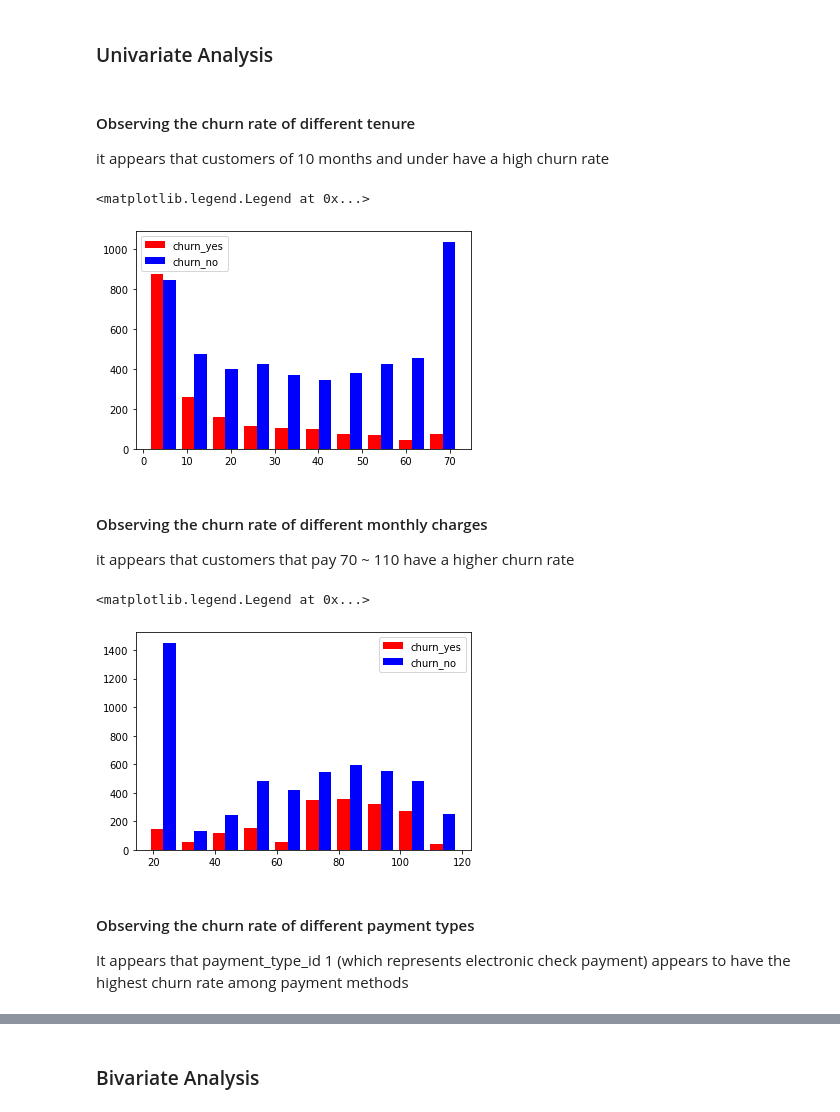
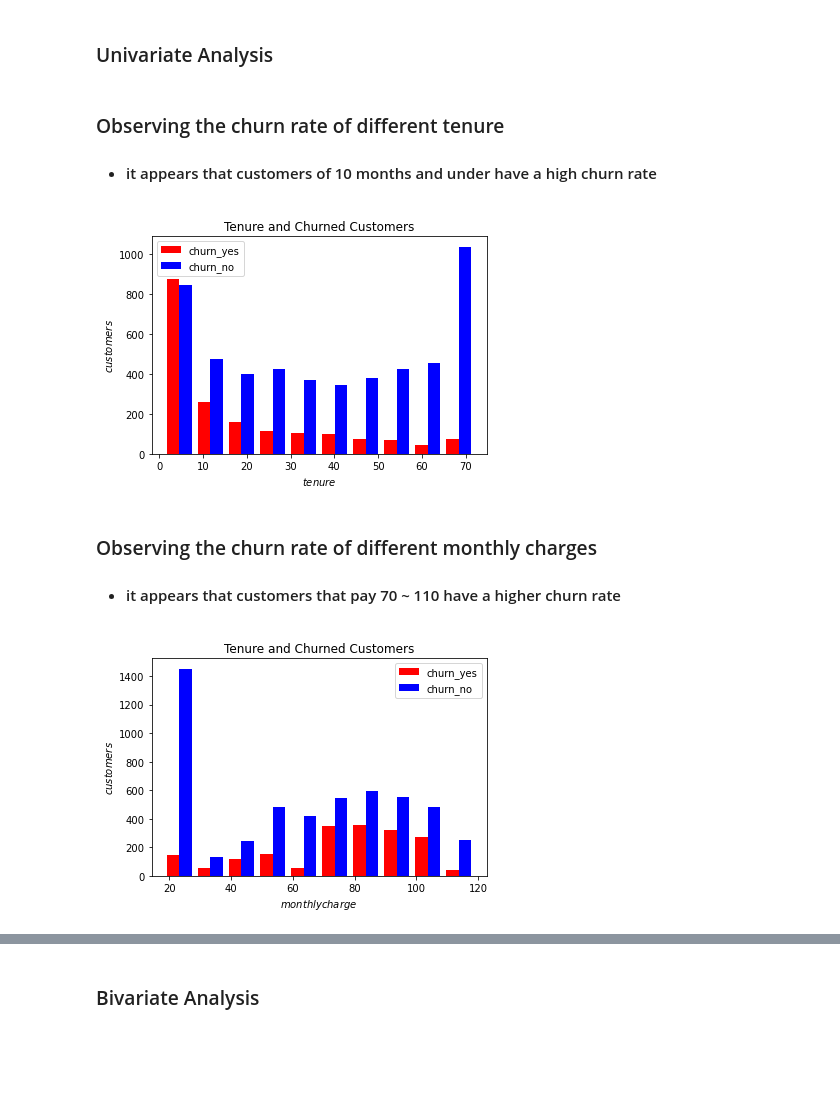
Before and after one commit to lincolnmuriithi11/Project---Classification, a Jupyter notebook: Telco_Final_Draft.ipynb, the cells around one changed output, grey strips where cells are left out. Drawn from its saved outputs; the diff is of its cells as text; code cells hidden in the pictures; blank space fills up the shorter version.

```diff
--- a/Telco_Final_Draft.ipynb
+++ b/Telco_Final_Draft.ipynb
@@ -93,40 +99,15 @@ telco_df["total_charges"] = pd.to_numeric(telco_df.total_charges)
 # %% [markdown]
-#### Observing the churn rate of different tenure
-it appears that customers of 10 months and under have a high churn rate
+
+### Observing the churn rate of different tenure
+- #### it appears that customers of 10 months and under have a high churn rate
 # %%
-tenure_not_churn = telco_df[telco_df.churn == "No"].tenure
-tenure_churn = telco_df[telco_df.churn == "Yes"].tenure
-
-
-# plt.ylabel("$customers$")
-# plt.xlabel ("$telco_df.tenure$")
-# plt.title ("Tenure and Churned Customers")
-plt.hist([tenure_churn, tenure_not_churn],
-          color = ["red", "blue"],
-          label = ["churn_yes", "churn_no"])
-plt.legend()
+acquire.tenure_vs_churn(telco_df)
 # %% [output]
-<matplotlib.legend.Legend at 0x...>
-[figure, old version]
+[figure, new version]
 # %% [markdown]
-#### Observing the churn rate of different monthly charges
-it appears that customers that pay 70 ~ 110 have a higher churn rate
+### Observing the churn rate of different monthly charges
+- #### it appears that customers that pay 70 ~ 110 have a higher churn rate
 # %%
-mc_not_churn = telco_df[telco_df.churn == "No"].monthly_charges
-mc_churn = telco_df[telco_df.churn == "Yes"].monthly_charges
-
-
-# plt.ylabel("$customers$")
-# plt.xlabel ("$telco_df.tenure$")
-# plt.title ("Tenure and Churned Customers")
-plt.hist([mc_churn, mc_not_churn],
-          color = ["red", "blue"],
-          label = ["churn_yes", "churn_no"])
-plt.legend()
+acquire.monthly_charges_churn(telco_df)
 # %% [output]
-<matplotlib.legend.Legend at 0x...>
-[figure, old version]
+[figure, new version]
-# %% [markdown]
-#### Observing the churn rate of different payment types
-
-It appears that payment_type_id 1 (which represents electronic check payment) appears to have the highest churn rate among payment methods
```
Also changed, not shown: parts of 48 cells of this notebook.
